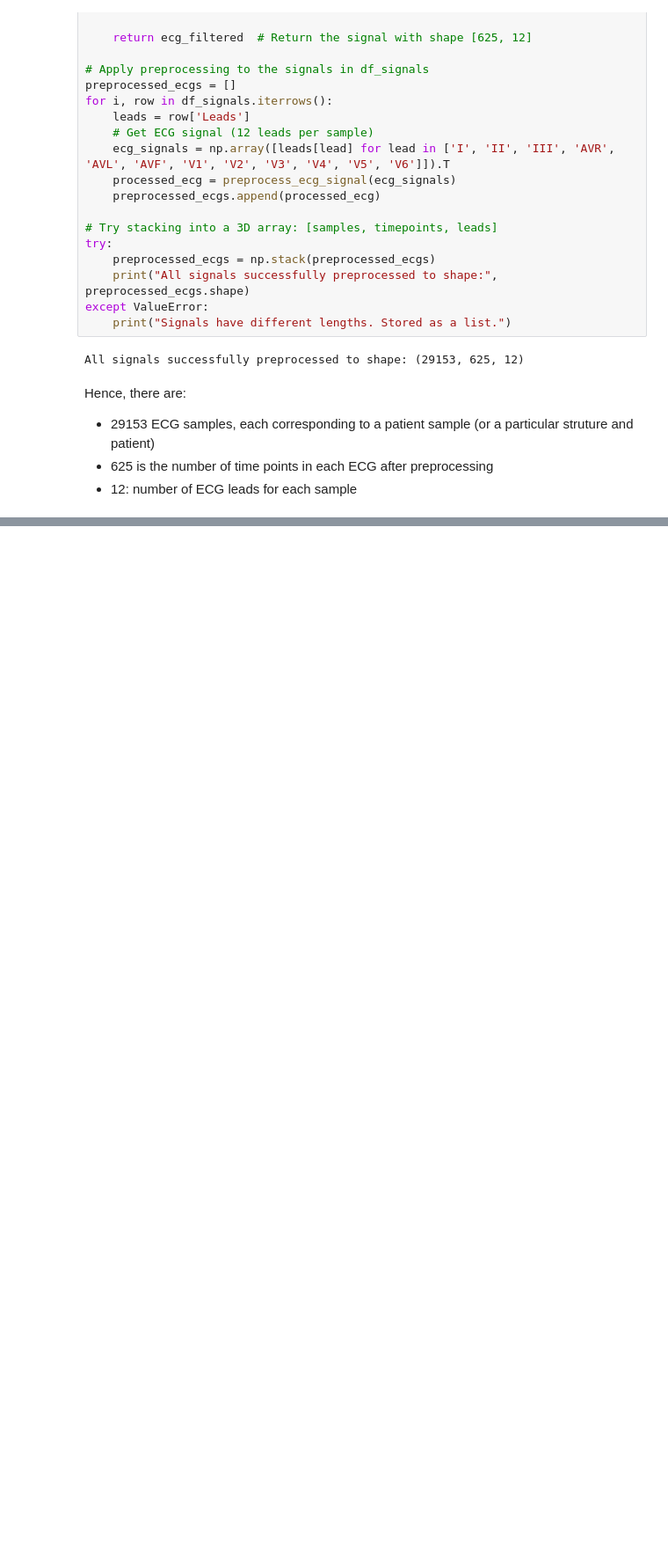
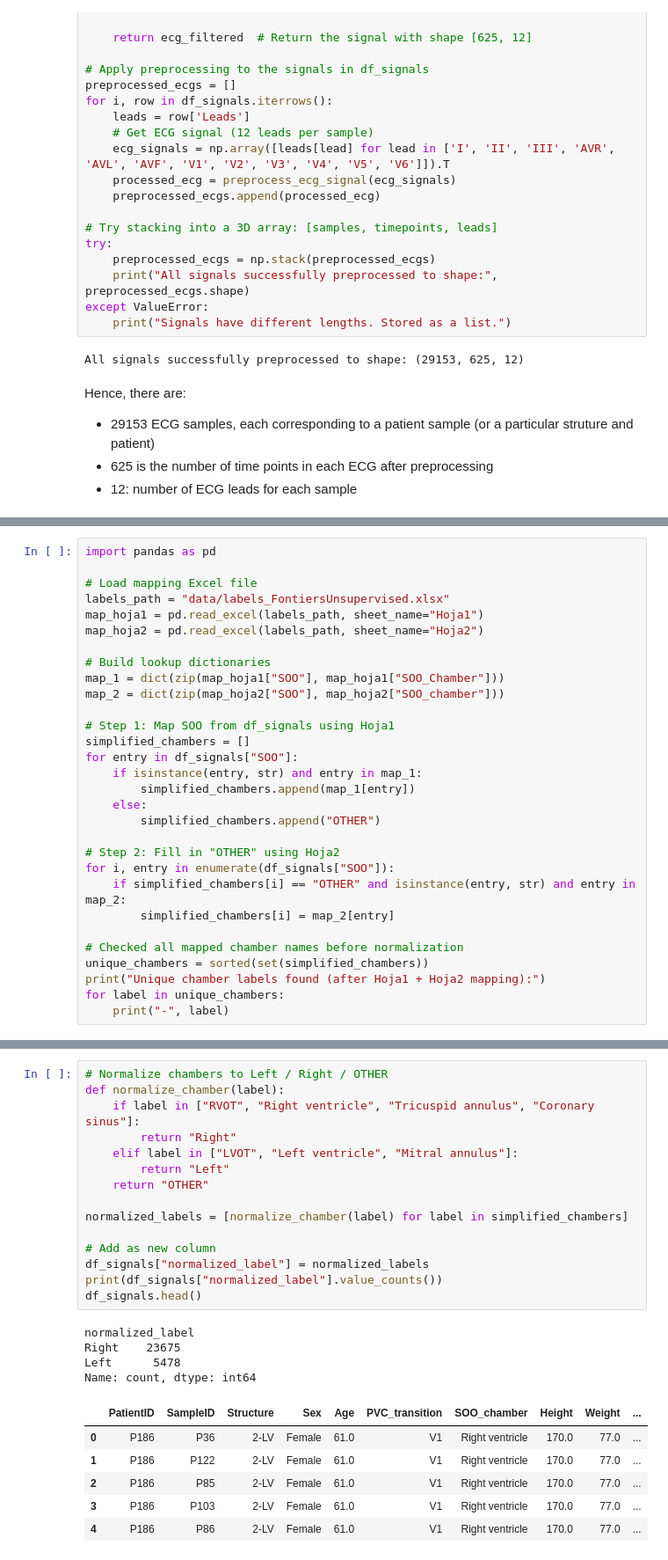
Before and after one commit to taniapazospuig/compbiomed-seminars, a Jupyter notebook: 01_big_dataset_preprocessing.ipynb, the cells around one changed output, grey strips where cells are left out. Shown: that part at 88% size. Cells and saved outputs as stored; diff of their text form; blank space fills up the shorter version.

```diff
--- a/01_big_dataset_preprocessing.ipynb
+++ b/01_big_dataset_preprocessing.ipynb
@@ -276,0 +281,30 @@ Hence, there are:
+# %%
+import pandas as pd
+
+# Load mapping Excel file
+labels_path = "data/labels_FontiersUnsupervised.xlsx"
+map_hoja1 = pd.read_excel(labels_path, sheet_name="Hoja1")
+map_hoja2 = pd.read_excel(labels_path, sheet_name="Hoja2")
+
+# Build lookup dictionaries
+map_1 = dict(zip(map_hoja1["SOO"], map_hoja1["SOO_Chamber"]))
+map_2 = dict(zip(map_hoja2["SOO"], map_hoja2["SOO_chamber"]))
+
+# Step 1: Map SOO from df_signals using Hoja1
+simplified_chambers = []
+for entry in df_signals["SOO"]:
+    if isinstance(entry, str) and entry in map_1:
+        simplified_chambers.append(map_1[entry])
+    else:
+        simplified_chambers.append("OTHER")
+
+# Step 2: Fill in "OTHER" using Hoja2
+for i, entry in enumerate(df_signals["SOO"]):
+    if simplified_chambers[i] == "OTHER" and isinstance(entry, str) and entry in map_2:
+        simplified_chambers[i] = map_2[entry]
+
+# Checked all mapped chamber names before normalization
+unique_chambers = sorted(set(simplified_chambers))
+print("Unique chamber labels found (after Hoja1 + Hoja2 mapping):")
+for label in unique_chambers:
+    print("-", label)
@@ -276,0 +320,26 @@ Hence, there are:
+# %%
+# Normalize chambers to Left / Right / OTHER
+def normalize_chamber(label):
+    if label in ["RVOT", "Right ventricle", "Tricuspid annulus", "Coronary sinus"]:
+        return "Right"
+    elif label in ["LVOT", "Left ventricle", "Mitral annulus"]:
+        return "Left"
+    return "OTHER"
+
+normalized_labels = [normalize_chamber(label) for label in simplified_chambers]
+
+# Add as new column
+df_signals["normalized_label"] = normalized_labels
+print(df_signals["normalized_label"].value_counts())
+df_signals.head()
+# %% [output]
+normalized_label
+Right    23675
+Left      5478
+Name: count, dtype: int64
+|  | PatientID | SampleID | Structure | Sex | Age | PVC_transition | SOO_chamber | Height | Weight | ... |
+| 0 | P186 | P36 | 2-LV | Female | 61.0 | V1 | Right ventricle | 170.0 | 77.0 | ... |
+| 1 | P186 | P122 | 2-LV | Female | 61.0 | V1 | Right ventricle | 170.0 | 77.0 | ... |
+| 2 | P186 | P85 | 2-LV | Female | 61.0 | V1 | Right ventricle | 170.0 | 77.0 | ... |
+| 3 | P186 | P103 | 2-LV | Female | 61.0 | V1 | Right ventricle | 170.0 | 77.0 | ... |
+| 4 | P186 | P86 | 2-LV | Female | 61.0 | V1 | Right ventricle | 170.0 | 77.0 | ... |
```
Also changed, not shown: parts of 3 cells of this notebook.
